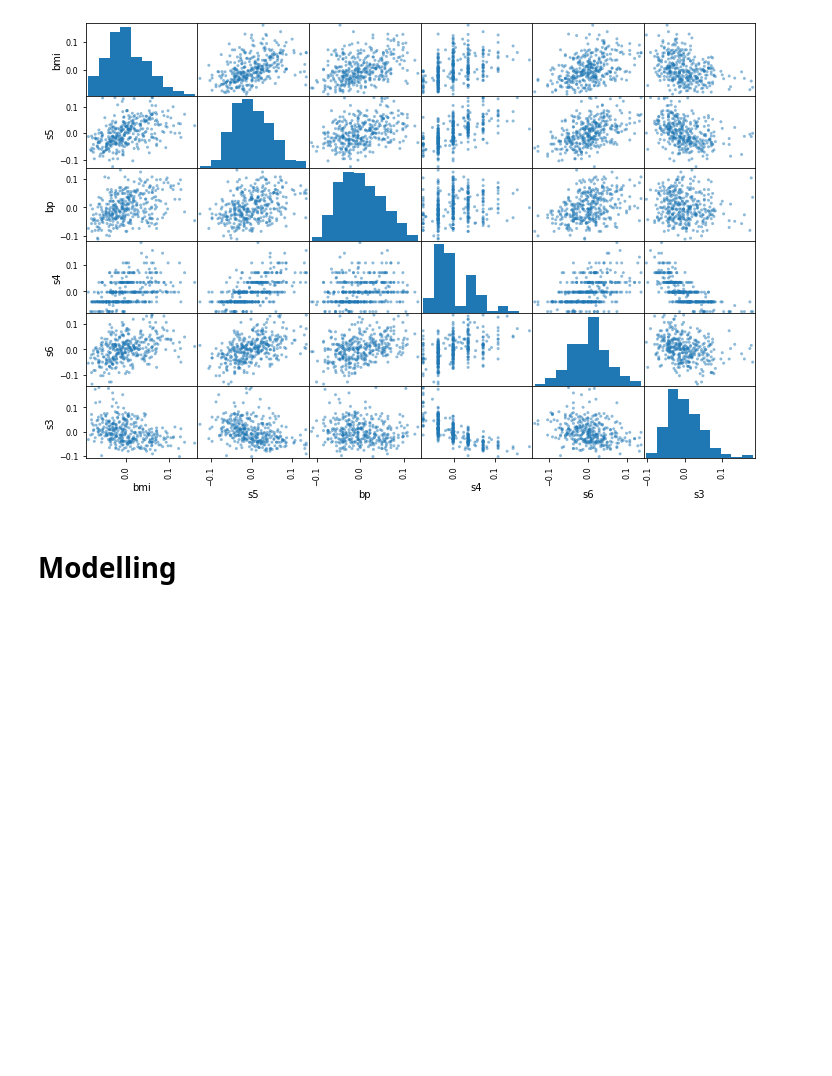
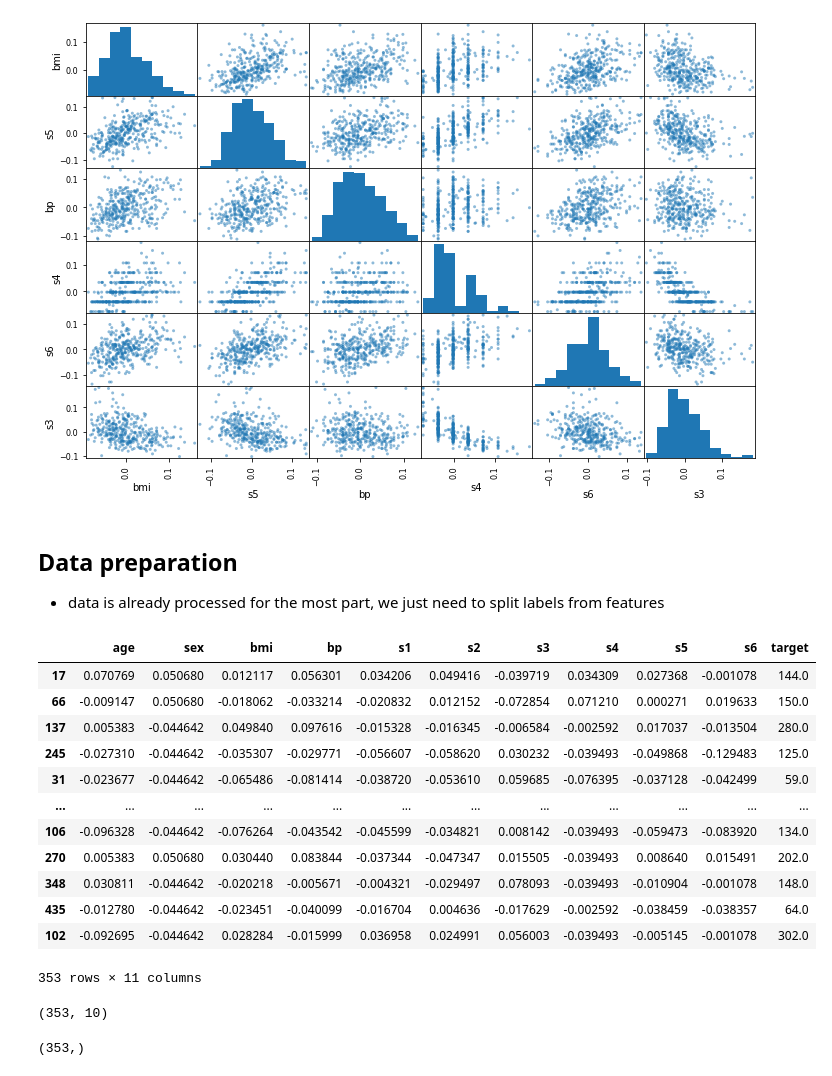
Before and after one commit to AshishKakran/learn-ML, a Jupyter notebook: pred_diabetes_progress.ipynb, the cells around one changed output. Cells and saved outputs as stored; diff of their text form; code cells hidden in the pictures; blank space fills up the shorter version.

Commit message:
add application for diabetes

```diff
--- a/pred_diabetes_progress.ipynb
+++ b/pred_diabetes_progress.ipynb
@@ -114,4 +124,21 @@ print("Correlation")
 Correlation
 [figure]
 # %% [markdown]
-# Modelling
+## Data preparation
+* data is already processed for the most part, we just need to split labels from features
+# %%
+diabetes_cpy
+# %% [output]
+|  | age | sex | bmi | bp | s1 | s2 | s3 | s4 | s5 | s6 | target |
+| 17 | 0.070769 | 0.050680 | 0.012117 | 0.056301 | 0.034206 | 0.049416 | -0.039719 | 0.034309 | 0.027368 | -0.001078 | 144.0 |
+| 66 | -0.009147 | 0.050680 | -0.018062 | -0.033214 | -0.020832 | 0.012152 | -0.072854 | 0.071210 | 0.000271 | 0.019633 | 150.0 |
+| 137 | 0.005383 | -0.044642 | 0.049840 | 0.097616 | -0.015328 | -0.016345 | -0.006584 | -0.002592 | 0.017037 | -0.013504 | 280.0 |
+| 245 | -0.027310 | -0.044642 | -0.035307 | -0.029771 | -0.056607 | -0.058620 | 0.030232 | -0.039493 | -0.049868 | -0.129483 | 125.0 |
+| 31 | -0.023677 | -0.044642 | -0.065486 | -0.081414 | -0.038720 | -0.053610 | 0.059685 | -0.076395 | -0.037128 | -0.042499 | 59.0 |
+| ... | ... | ... | ... | ... | ... | ... | ... | ... | ... | ... | ... |
+| 106 | -0.096328 | -0.044642 | -0.076264 | -0.043542 | -0.045599 | -0.034821 | 0.008142 | -0.039493 | -0.059473 | -0.083920 | 134.0 |
+| 270 | 0.005383 | 0.050680 | 0.030440 | 0.083844 | -0.037344 | -0.047347 | 0.015505 | -0.039493 | 0.008640 | 0.015491 | 202.0 |
+| 348 | 0.030811 | -0.044642 | -0.020218 | -0.005671 | -0.004321 | -0.029497 | 0.078093 | -0.039493 | -0.010904 | -0.001078 | 148.0 |
+| 435 | -0.012780 | -0.044642 | -0.023451 | -0.040099 | -0.016704 | 0.004636 | -0.017629 | -0.002592 | -0.038459 | -0.038357 | 64.0 |
+| 102 | -0.092695 | -0.044642 | 0.028284 | -0.015999 | 0.036958 | 0.024991 | 0.056003 | -0.039493 | -0.005145 | -0.001078 | 302.0 |
+353 rows × 11 columns
@@ -117,0 +150,8 @@ Correlation
+# %%
+X_train.shape
+# %% [output]
+(353, 10)
+# %%
+y_train.shape
+# %% [output]
+(353,)
```
Also changed, not shown: parts of 47 cells of this notebook, 2 other files.
